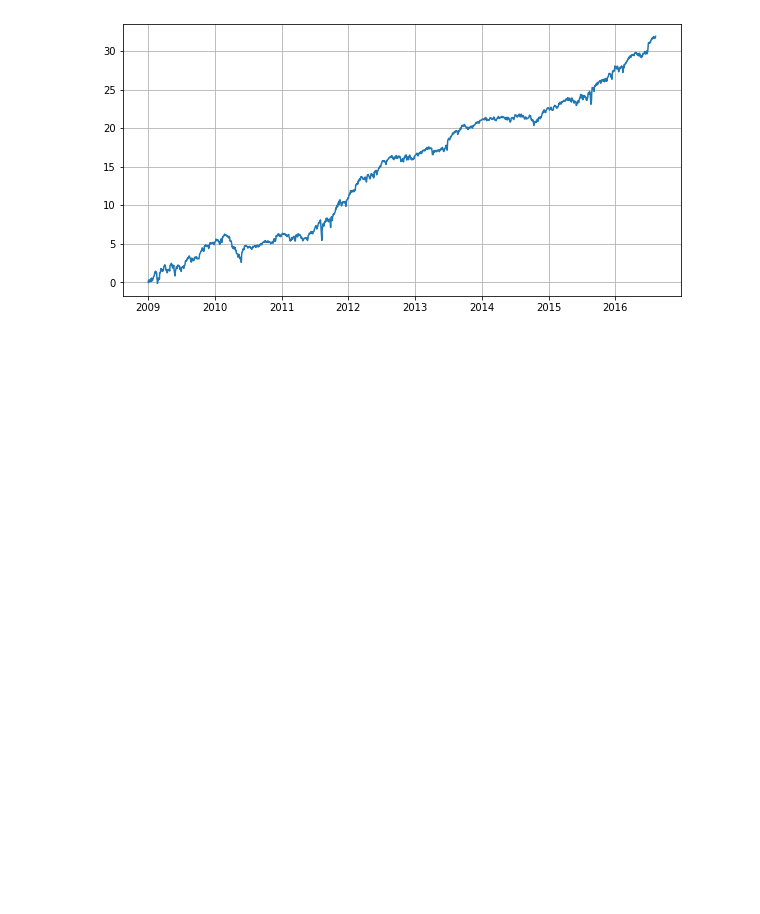
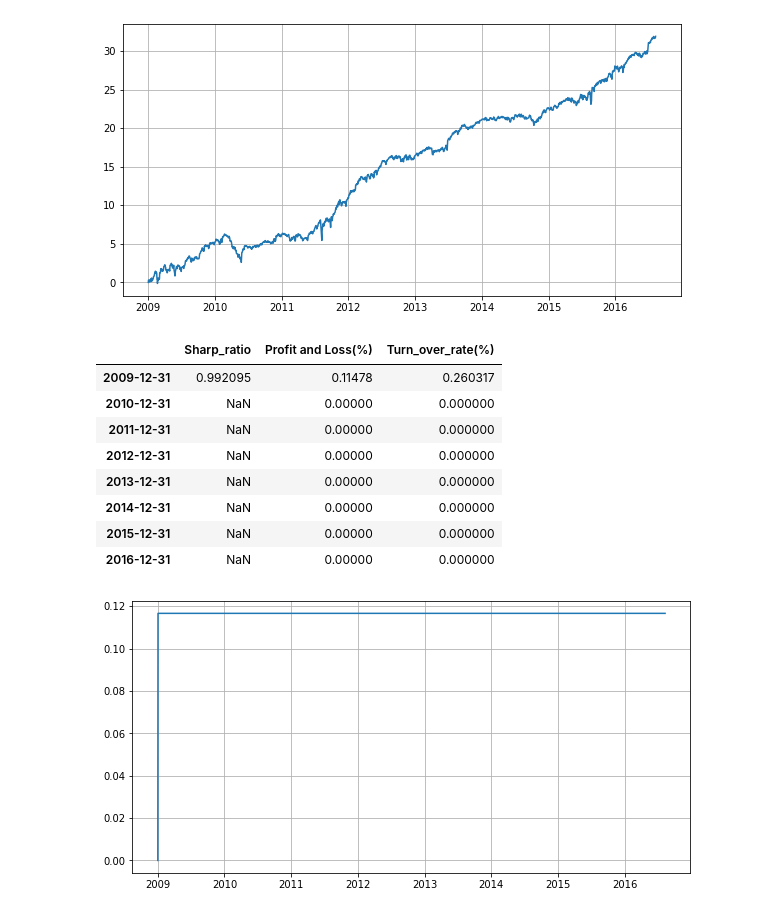
Before and after one commit to Dongwuk-kim/DL_final_proj, a Jupyter notebook: mean_reversion/mean_reversion_tutorial.ipynb, the cells around one changed output. Cells and saved outputs as stored; diff of their text form; code cells hidden in the pictures; blank space fills up the shorter version.

```diff
--- a/mean_reversion/mean_reversion_tutorial.ipynb
+++ b/mean_reversion/mean_reversion_tutorial.ipynb
@@ -276,3 +304,16 @@ summary_pnl(portfolio_df, turn_over_df, price_s)
 | 2015-12-31 | 2.060435 | 5.462908 | 24.101652 |
 | 2016-12-31 | 2.910449 | 6.455590 | 25.308454 |
 [figure]
+# %%
+zsummary_pnl(portfolio_df_nc, turn_over_df_nc, price_s)
+# %% [output]
+|  | Sharp_ratio | Profit and Loss(%) | Turn_over_rate(%) |
+| 2009-12-31 | 0.992095 | 0.11478 | 0.260317 |
+| 2010-12-31 | NaN | 0.00000 | 0.000000 |
+| 2011-12-31 | NaN | 0.00000 | 0.000000 |
+| 2012-12-31 | NaN | 0.00000 | 0.000000 |
+| 2013-12-31 | NaN | 0.00000 | 0.000000 |
+| 2014-12-31 | NaN | 0.00000 | 0.000000 |
+| 2015-12-31 | NaN | 0.00000 | 0.000000 |
+| 2016-12-31 | NaN | 0.00000 | 0.000000 |
+[figure, added]
```
Also changed, not shown: parts of 1 cell of this notebook.
